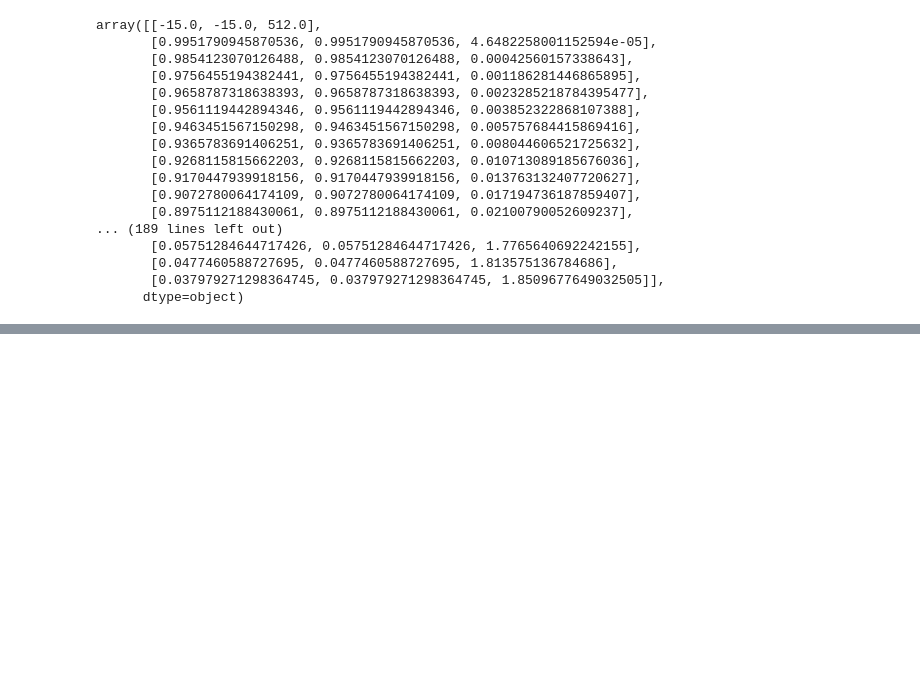
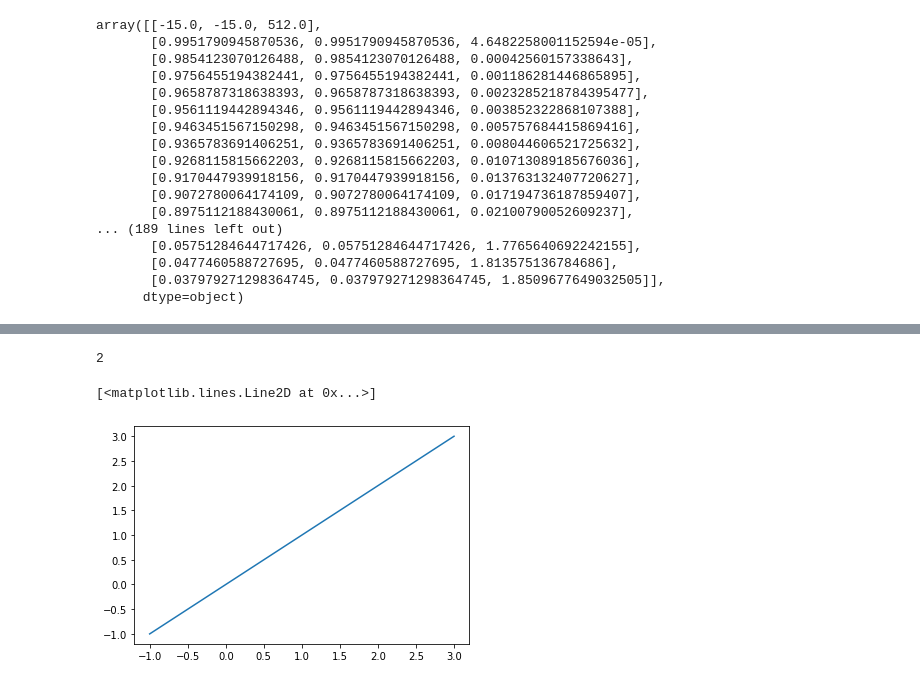
Before and after one commit to orueI/MMOR, a Jupyter notebook: MMOR_LB_4.ipynb, the cells around one changed output, grey strips where cells are left out. Saved outputs shown, nothing was run; the diff lists cells and outputs as text; code cells hidden in the pictures; blank space fills up the shorter version.

```diff
--- a/MMOR_LB_4.ipynb
+++ b/MMOR_LB_4.ipynb
@@ -156,0 +164,11 @@ array([[-15.0, -15.0, 512.0],
+# %%
+import copy
+
+
+def nd_func_to_1d_func(func, X, axios):
+    def new_func(x):
+        new_X = copy.deepcopy(X)
+        new_X[axios] = x
+        return func(new_X)
+
+    return new_func
@@ -156,0 +177,38 @@ array([[-15.0, -15.0, 512.0],
+# %%
+new_f(2)
+# %% [output]
+2
+# %%
+def numerical_derivative_1d(func, epsilon):
+    def deriv_func(x):
+        return (func(x + epsilon) - func(x)) / epsilon
+
+    return deriv_func
+# %%
+
+def numerical_derivative_nd(func, epsilon):
+    def deriv_func(X):
+        deriv = copy.deepcopy(X)
+        for (index, x) in enumerate(X):
+            deriv[index] = numerical_derivative_1d(nd_func_to_1d_func(func, X, index), epsilon)(x)
+        return X
+
+    return deriv_func
+# %%
+new_nd_fun = numerical_derivative_nd(f, epsilon)
+new_1d_fun = nd_func_to_1d_func(new_nd_fun, [0, 0], 0)
+# %%
+def test_f(x):
+    return x
+
+
+def new_1d_fun_projection(x):
+    return new_1d_fun(x)[0]
+
+
+x_ax = np.linspace(-1, 3)
+y_ax = new_1d_fun_projection(x_ax)
+plt.plot(x_ax, y_ax)
+# %% [output]
+[<matplotlib.lines.Line2D at 0x...>]
+[figure, added]
```
Also changed, not shown: parts of 6 cells of this notebook, 5 other files.
